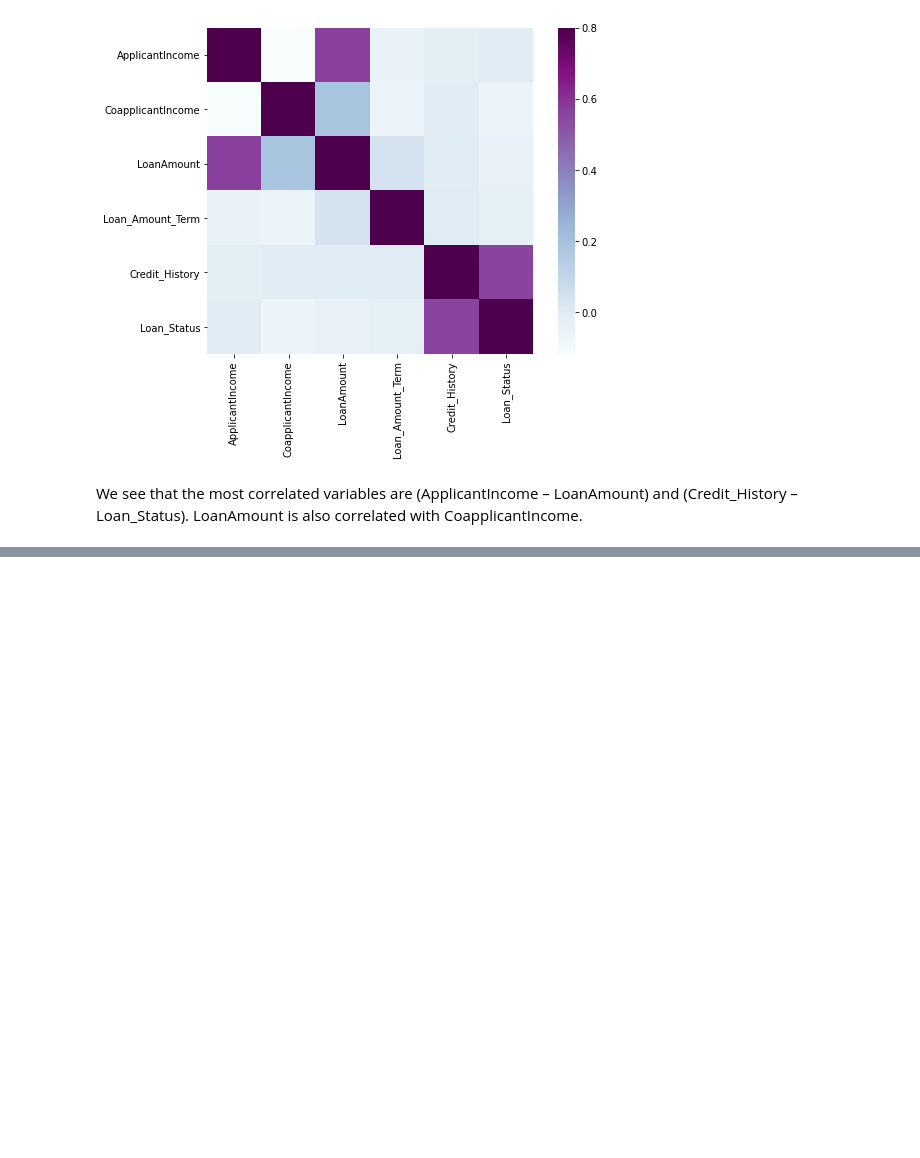
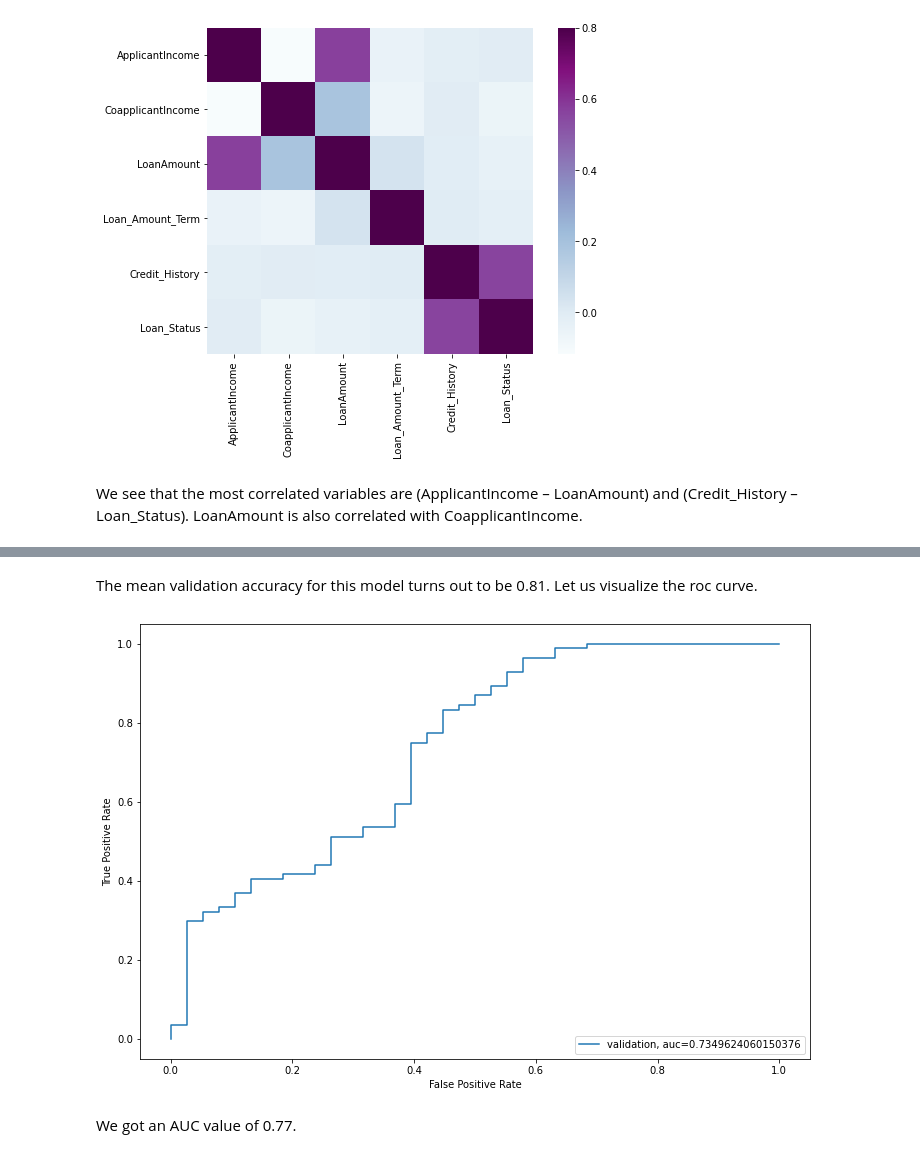
Before and after one commit to omulei/Automated-Loan-Eligibility-Prediction, a Jupyter notebook: Loan Approval Prediction using Machine Learning.ipynb, the cells around one changed output, grey strips where cells are left out. Drawn from its saved outputs; the diff is of its cells as text; code cells hidden in the pictures; blank space fills up the shorter version.

```diff
--- a/Loan Approval Prediction using Machine Learning.ipynb
+++ b/Loan Approval Prediction using Machine Learning.ipynb
@@ -451,0 +635,2 @@ We see that the most correlated variables are (ApplicantIncome – LoanAmount) a
+# %%
+pred_test = model.predict(test)
@@ -451,0 +660,31 @@ We see that the most correlated variables are (ApplicantIncome – LoanAmount) a
+# %%
+# Initialize the fold counter
+i = 1
+
+# Create a StratifiedKFold object
+kf = StratifiedKFold(n_splits=5, random_state=1, shuffle=True)
+
+# Loop through the folds
+for train_index, test_index in kf.split(X, y):
+    print(f'Fold {i} of {kf.n_splits}')
+
+    # Split the data into training and validation sets
+    xtr, xvl = X.iloc[train_index], X.iloc[test_index]
+    ytr, yvl = y.iloc[train_index], y.iloc[test_index]
+
+    # Create and train a Logistic Regression model
+    model = LogisticRegression(random_state=1)
+    model.fit(xtr, ytr)
+
+    # Make predictions on the validation set
+    pred_test = model.predict(xvl)
+
+    # Calculate and print the accuracy score
+    score = accuracy_score(yvl, pred_test)
+    print('Accuracy Score:', score)
+
+    i += 1
+
+# Make predictions on the test set
+pred_test = model.predict(test)
+pred = model.predict_proba(xvl)[:, 1]
@@ -451,0 +702,16 @@ We see that the most correlated variables are (ApplicantIncome – LoanAmount) a
+# %% [markdown]
+The mean validation accuracy for this model turns out to be 0.81. Let us visualize the roc curve.
+# %%
+from sklearn import metrics
+fpr, tpr, _ = metrics.roc_curve(yvl,  pred)
+auc = metrics.roc_auc_score(yvl, pred)
+plt.figure(figsize=(12,8))
+plt.plot(fpr,tpr,label="validation, auc="+str(auc))
+plt.xlabel('False Positive Rate')
+plt.ylabel('True Positive Rate')
+plt.legend(loc=4)
+plt.show()
+# %% [output]
+[figure, added]
+# %% [markdown]
+We got an AUC value of 0.77.
```
Also changed, not shown: parts of 49 cells of this notebook, 5 other files.
